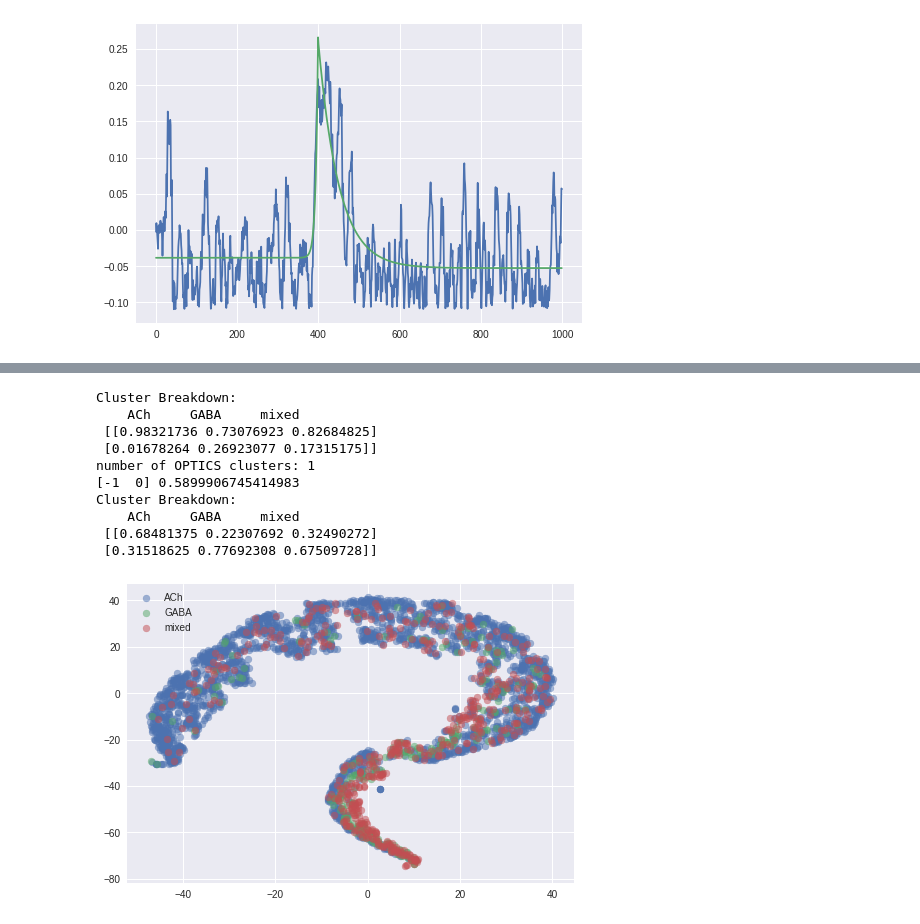
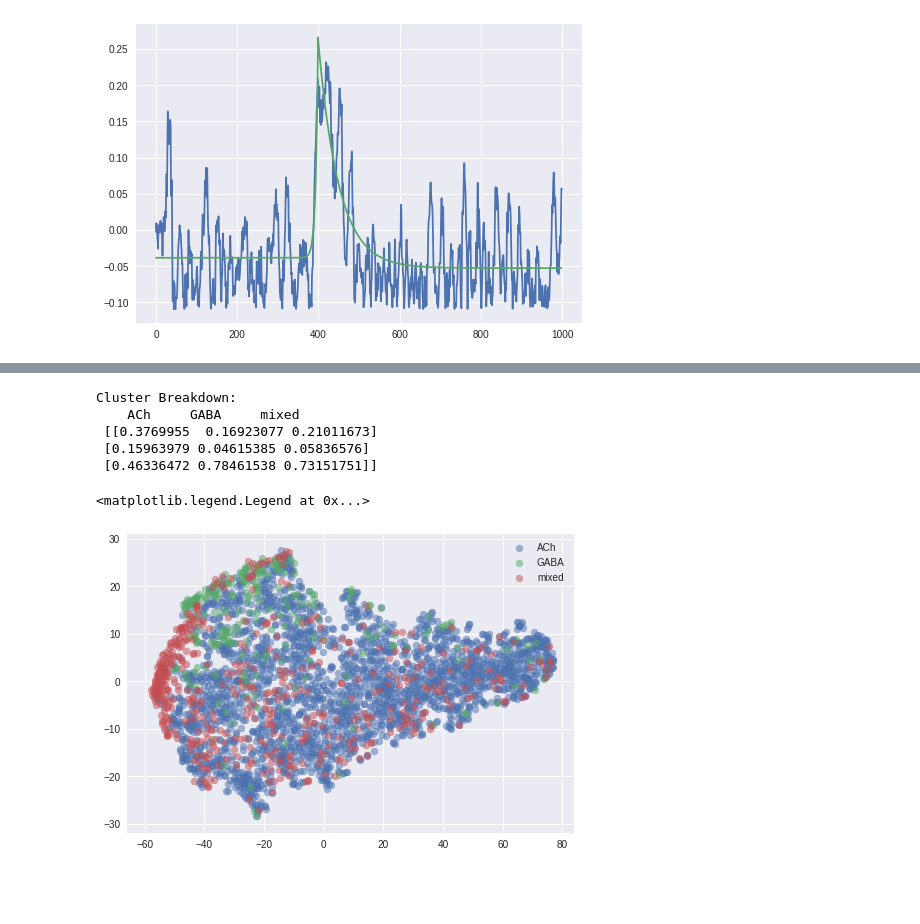
Before and after one commit to geoffder/python-analysis, a Jupyter notebook: cluster_notebook/conv1d_cluster_note.ipynb, the cells around one changed output, grey strips where cells are left out. Drawn from its saved outputs; the diff is of its cells as text; code cells hidden in the pictures; blank space fills up the shorter version.

```diff
--- a/cluster_notebook/conv1d_cluster_note.ipynb
+++ b/cluster_notebook/conv1d_cluster_note.ipynb
@@ -65,7 +64,7 @@ autoencoder = builds.ae_build_9()
 
 # fit network
 autoencoder.fit(
-    minis, 3, lr=1e-3, epochs=75, cluster_alpha=1.2, clust_mode='KLdiv',
+    minis, 3, lr=1e-3, epochs=75, cluster_alpha=.01, clust_mode='KLdiv',
     show_plot=True
 )
 # %% [output]
@@ -293,0 +333,21 @@ metrics = norm_metrics(metrics)
+# %%
+# cluster with K-means
+centres, clusters, _ = clorch.hard_kmeans(torch.from_numpy(metrics), 3)
+centres, clusters = centres.cpu().numpy(), clusters.cpu().numpy()
+counts, ratios = clorch.cluster_counts(clusters, labels)
+
+print("Cluster Breakdown:\n    "+(' '*5).join(label_strs)+'\n', ratios)
+
+# reduce dimensionality for display using t-SNE
+reduced_centres = TSNE(
+    n_components=2, perplexity=60, learning_rate=400, n_iter=1000
+).fit_transform(np.concatenate([metrics, centres], axis=0))
+# split samples and centres
+reduced = reduced_centres[:-centres.shape[0], :]
+centres = reduced_centres[-centres.shape[0]:, :]
+del reduced_centres
+
+for label in np.unique(labels):
+    grp = reduced[labels == label]
+    plt.scatter(grp[:, 0], grp[:, 1], label=label_strs[label], alpha=.5)
+plt.legend()
@@ -293,0 +373,5 @@ metrics = norm_metrics(metrics)
+# %%
+corrmat = np.corrcoef(long_minis)
+
+plt.imshow(corrmat, cmap='inferno')
+plt.grid(False)
@@ -294,43 +380,28 @@ metrics = norm_metrics(metrics)
 # %%
-centres, clusters, _ = clorch.hard_kmeans(torch.from_numpy(metrics), 2)
+centres, clusters, _ = clorch.hard_kmeans(torch.from_numpy(corrmat), 3)
 centres, clusters = centres.cpu().numpy(), clusters.cpu().numpy()
 counts, ratios = clorch.cluster_counts(clusters, labels)
 
 print("Cluster Breakdown:\n    "+(' '*5).join(label_strs)+'\n', ratios)
 
+# reduce dimensionality for display using t-SNE
 reduced_centres = TSNE(
     n_components=2, perplexity=60, learning_rate=400, n_iter=1000
-).fit_transform(np.concatenate([metrics, centres], axis=0))
+).fit_transform(np.concatenate([corrmat, centres], axis=0))
 # split samples and centres
 reduced = reduced_centres[:-centres.shape[0], :]
 centres = reduced_centres[-centres.shape[0]:, :]
 del reduced_centres
 
 for label in np.unique(labels):
     grp = reduced[labels == label]
     plt.scatter(grp[:, 0], grp[:, 1], label=label_strs[label], alpha=.5)
 plt.legend()
-
-from sklearn.cluster import OPTICS
-opticlust = OPTICS(
-    #min_samples=int(metrics.shape[0]*.11),  # min neighbours for core points
-    min_cluster_size=.15,
-).fit(reduced[:, :])
-opt_labels = opticlust.labels_
-print('number of OPTICS clusters:', np.max(opt_labels)+1)
-
-print(np.unique(opt_labels), np.sum(opt_labels == -1)/len(opt_labels))
-counts, ratios = clorch.cluster_counts(opt_labels, labels)
-print("Cluster Breakdown:\n    "+(' '*5).join(label_strs)+'\n', ratios)
 # %% [output]
 Cluster Breakdown:
     ACh     GABA     mixed
- [[0.98321736 0.73076923 0.82684825]
- [0.01678264 0.26923077 0.17315175]]
-number of OPTICS clusters: 1
-[-1  0] 0.5899906745414983
-Cluster Breakdown:
-    ACh     GABA     mixed
- [[0.68481375 0.22307692 0.32490272]
- [0.31518625 0.77692308 0.67509728]]
+ [[0.3769955  0.16923077 0.21011673]
+ [0.15963979 0.04615385 0.05836576]
+ [0.46336472 0.78461538 0.73151751]]
+<matplotlib.legend.Legend at 0x...>
-[figure, old version]
+[figure, new version]
```
Also changed, not shown: parts of 36 cells of this notebook, 3 other files.
